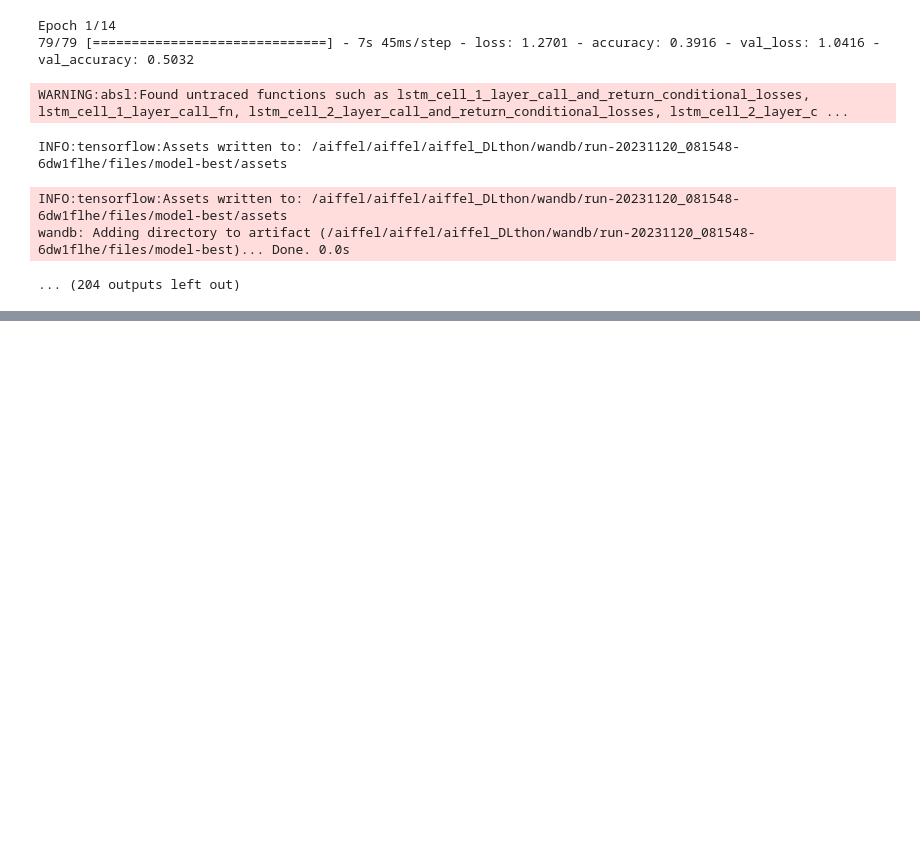
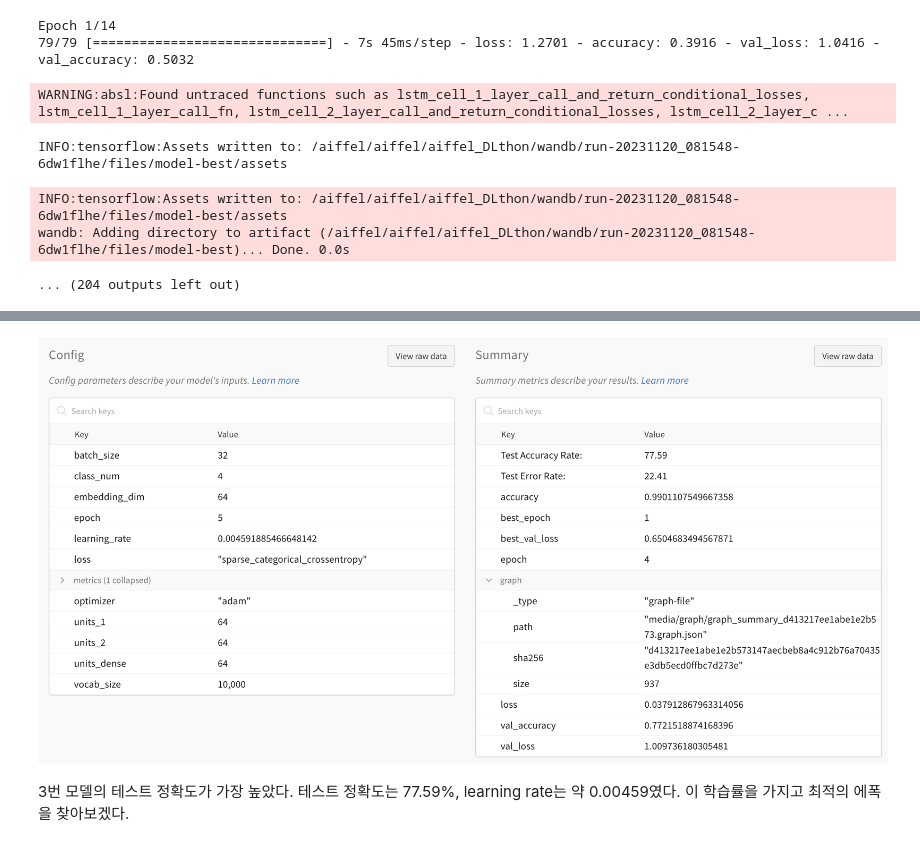
Before and after one commit to Seoyeon1129/AIFFEL_DLthon, a Jupyter notebook: aiffel_DLthon.ipynb, the cells around one changed output, grey strips where cells are left out. Drawn from its saved outputs; the diff is of its cells as text; code cells hidden in the pictures; blank space fills up the shorter version.

```diff
--- a/aiffel_DLthon.ipynb
+++ b/aiffel_DLthon.ipynb
@@ -367,0 +398,6 @@ wandb: Adding directory to artifact (/aiffel/aiffel/aiffel_DLthon/wandb/run-2023
+# %%
+Image('images/lstm_best.png')
+# %% [output]
+[figure, added]
+# %% [markdown]
+3번 모델의 테스트 정확도가 가장 높았다. 테스트 정확도는 77.59%, learning rate는 약 0.00459였다. 이 학습률을 가지고 최적의 에폭을 찾아보겠다.
```
Also changed, not shown: parts of 24 cells of this notebook.
